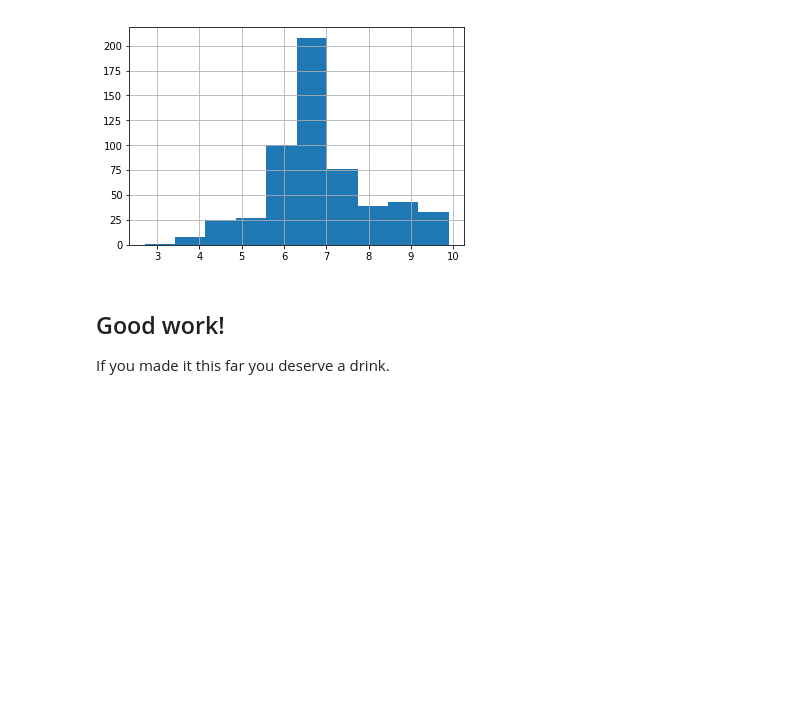
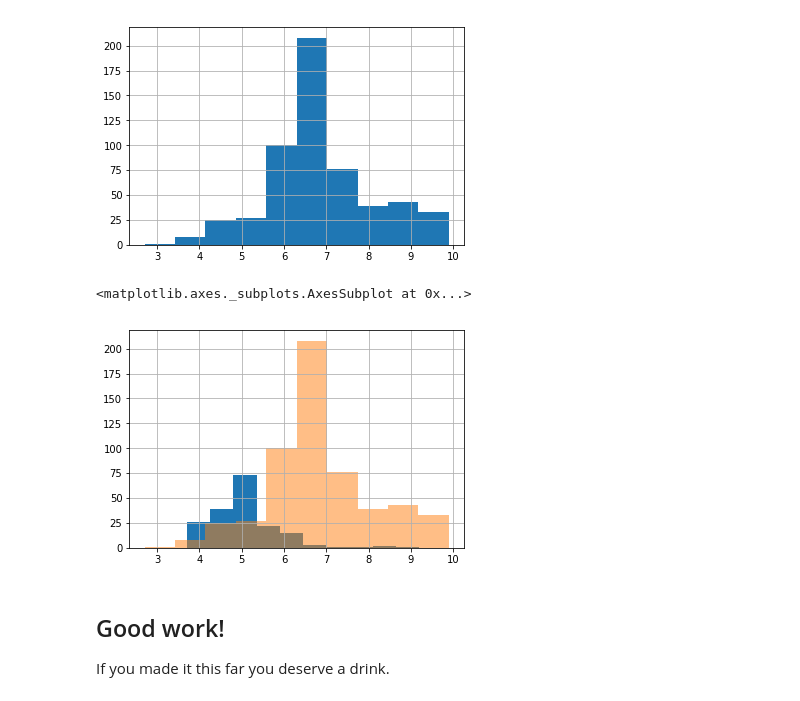
Before and after one commit to adi07wad/foundations-1, a Jupyter notebook: 06-homework-part1/Dataset ONE - Beer cans.ipynb, the cells around one changed output. Cells and saved outputs as stored; diff of their text form; code cells hidden in the pictures; blank space fills up the shorter version.

```diff
--- a/06-homework-part1/Dataset ONE - Beer cans.ipynb
+++ b/06-homework-part1/Dataset ONE - Beer cans.ipynb
@@ -527,6 +520,12 @@ ipas.ABV.hist()
 # %% [output]
 <matplotlib.axes._subplots.AxesSubplot at 0x...>
 [figure]
+# %%
+ax = wheatbeer.ABV.hist()
+ipas.ABV.hist(ax=ax, alpha=0.5)
+# %% [output]
+<matplotlib.axes._subplots.AxesSubplot at 0x...>
+[figure, added]
 # %% [markdown]
 ## Good work!
 
```
Also changed, not shown: parts of 10 cells of this notebook, 4 other files.
